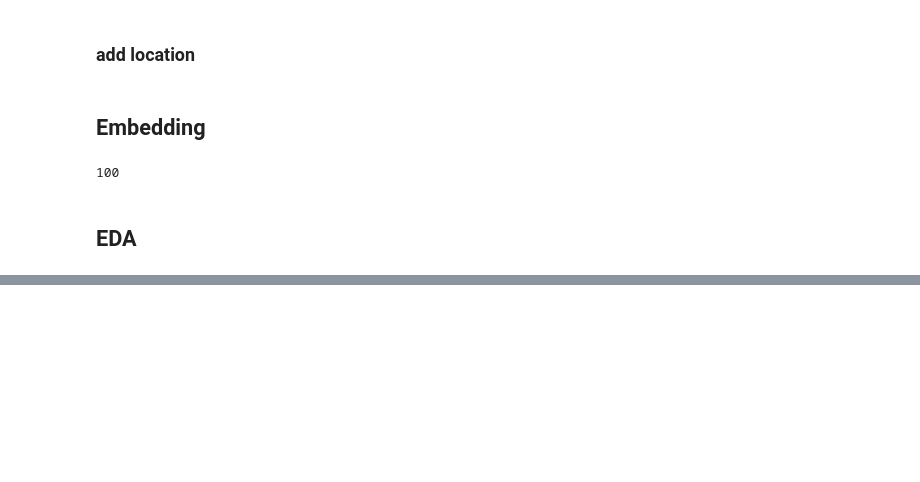
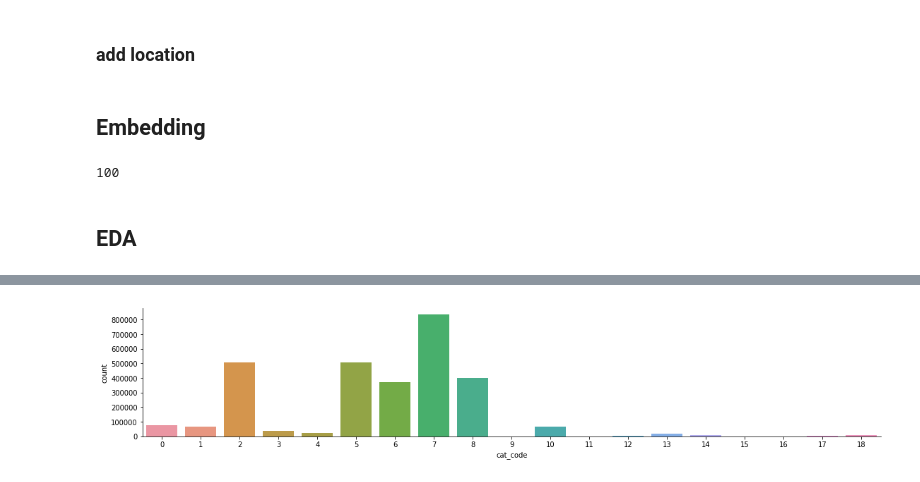
Before and after one commit to Vliseev/advanced_ml, a Jupyter notebook: competitive-data-science/FinalProject/final_project.ipynb, the cells around one changed output, grey strips where cells are left out. Cells and saved outputs as stored; diff of their text form; code cells hidden in the pictures; blank space fills up the shorter version.

```diff
--- a/competitive-data-science/FinalProject/final_project.ipynb
+++ b/competitive-data-science/FinalProject/final_project.ipynb
@@ -116,0 +162,11 @@ A=np.array(list(map(lambda x: avg_feature_vector(x,model1.wv),items_name)))
+# %%
+cat_by_iid=items.merge(item_categories,on='item_category_id')[['item_id','cat']]
+# %%
+cat_by_iid['cat_code'] = LabelEncoder().fit_transform(cat_by_iid['cat'])
+# %%
+trans_with_cat=transactions.merge(cat_by_iid,on='item_id')
+# %%
+fig=sns.catplot(x="cat_code",kind="count",data=trans_with_cat)
+fig.fig.set_size_inches(18,3)
+# %% [output]
+[figure, added]
```
Also changed, not shown: parts of 32 cells of this notebook.
